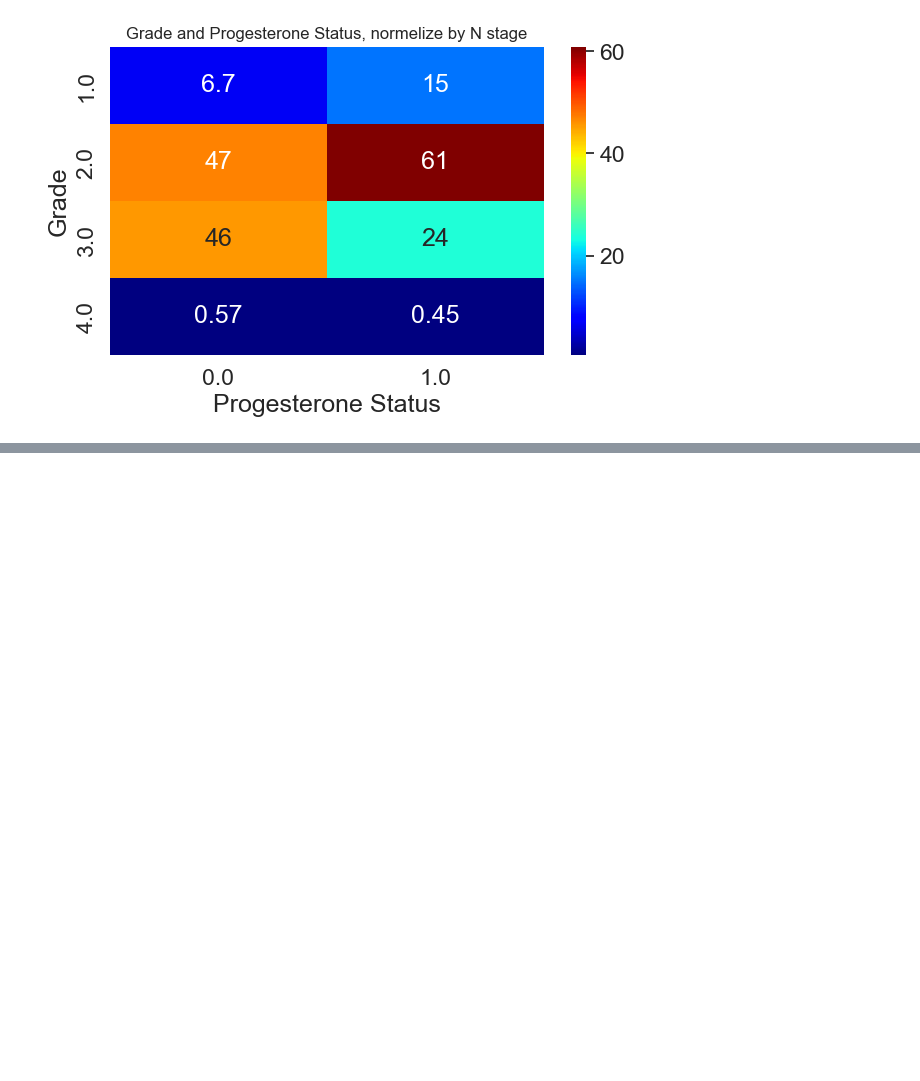
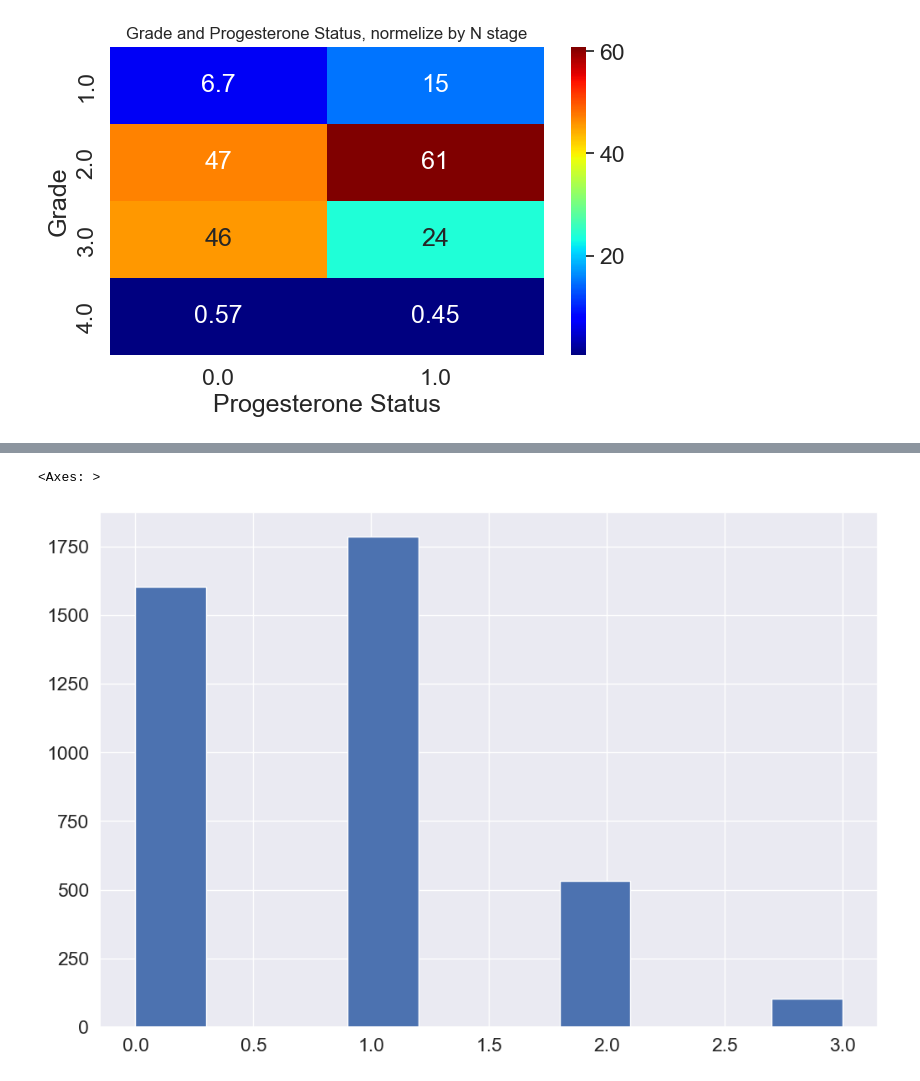
Before and after one commit to roy2392/breast_cancer_classification, a Jupyter notebook: Breast_Cancer_Classification_Project_.ipynb, the cells around one changed output, grey strips where cells are left out. Saved outputs shown, nothing was run; the diff lists cells and outputs as text; code cells hidden in the pictures; blank space fills up the shorter version.

```diff
--- a/Breast_Cancer_Classification_Project_.ipynb
+++ b/Breast_Cancer_Classification_Project_.ipynb
@@ -331,13 +330,0 @@ Text(0.5, 1.0, 'Grade and Progesterone Status, normelize by N stage')
-# %%
-# Set the color palette to a brighter pink palette
-sns.set_palette('Set2')
-
-# Create the jointplot with brighter pink colors
-sns.histplot(data=df, hue='Estrogen Status', x='Tumor Size', multiple="stack")
-
-# Set the style of the plot
-sns.set(rc={'figure.figsize':(15,8)})
-sns.set_style('whitegrid')
-sns.set(font_scale=1.5)
-
-plt.show()
@@ -396,13 +330,0 @@ df.corr()
-# %%
-# Set the color palette to a brighter pink palette
-sns.set_palette('Set2')
-
-# Create the jointplot with brighter pink colors
-sns.histplot(data=df, hue='A Stage', x='Tumor Size', multiple="stack")
-
-# Set the style of the plot
-sns.set(rc={'figure.figsize':(15,8)})
-sns.set_style('whitegrid')
-sns.set(font_scale=1.5)
-
-plt.show()
@@ -419,0 +351,5 @@ Name: Age, dtype: int64
+# %%
+df['T Stage '].hist()
+# %% [output]
+<Axes: >
+[figure, added]
```
Also changed, not shown: parts of 16 cells of this notebook.
